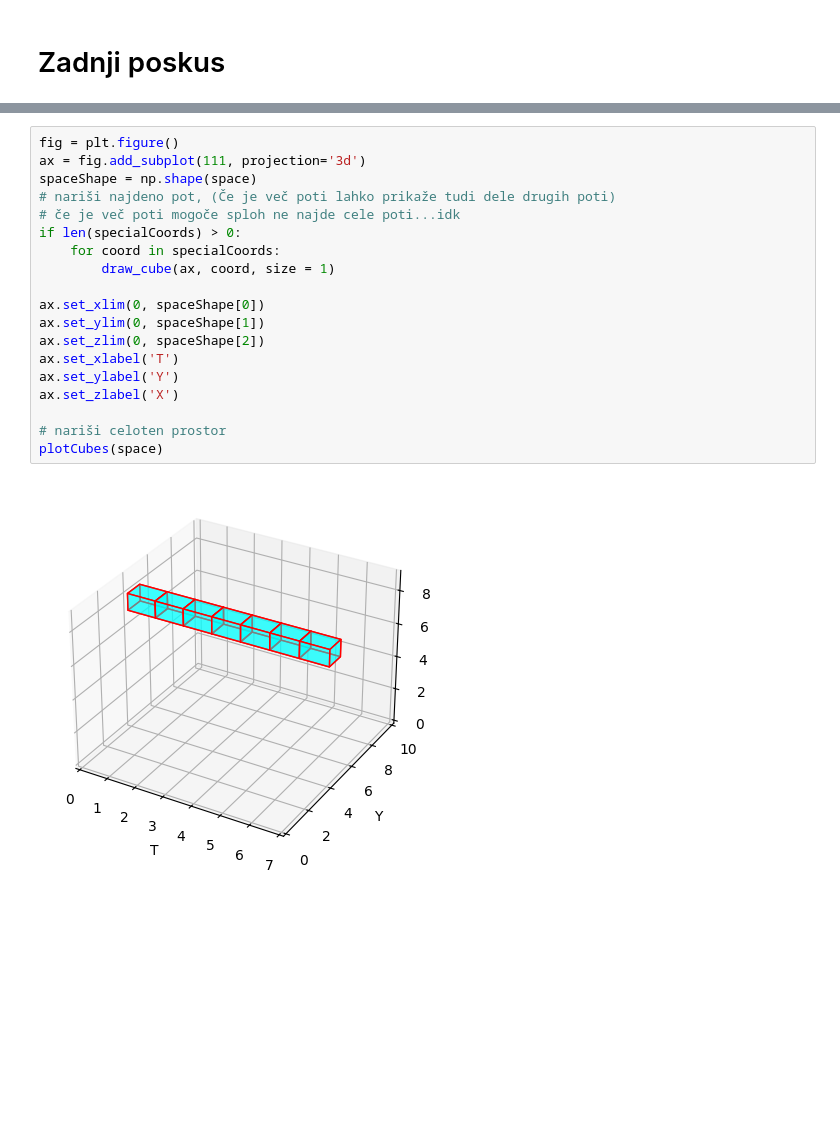
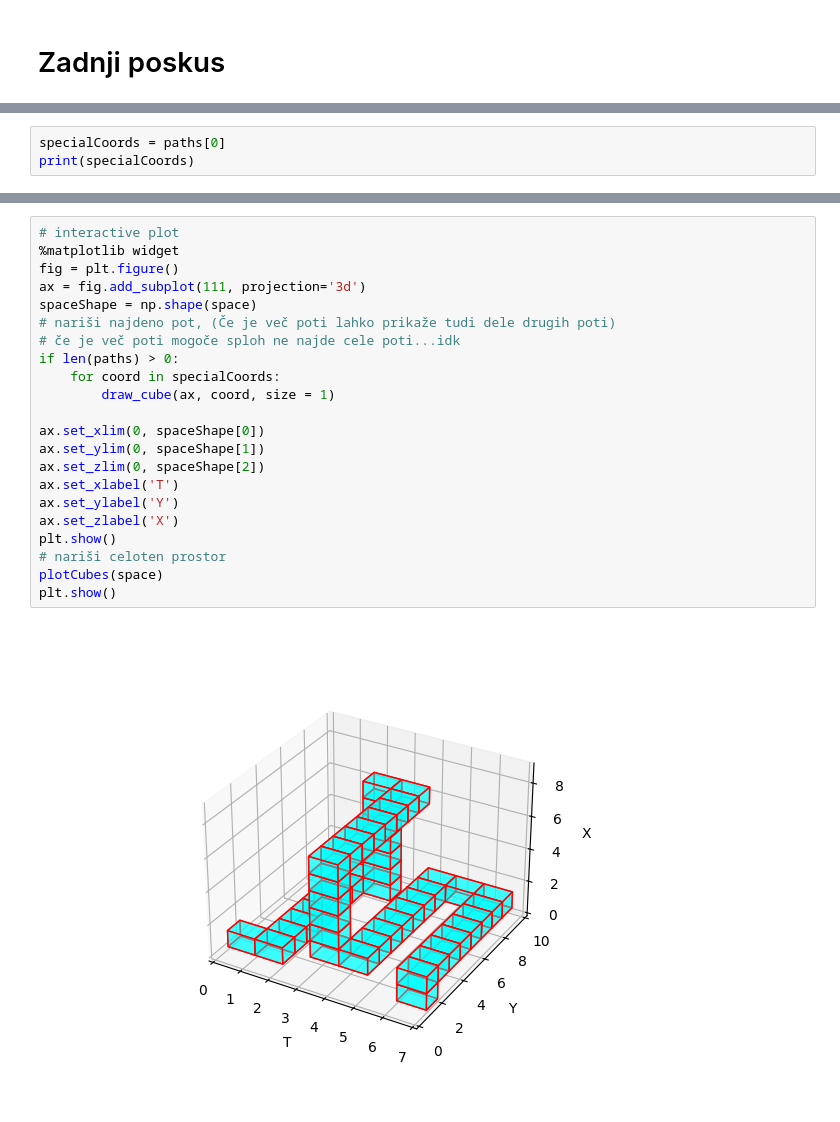
Before and after one commit to NejcHirci/TDA-evasion, a Jupyter notebook: spaceGeneration.ipynb, the cells around one changed output, grey strips where cells are left out. Saved outputs shown, nothing was run; the diff lists cells and outputs as text; blank space fills up the shorter version.

```diff
--- a/spaceGeneration.ipynb
+++ b/spaceGeneration.ipynb
@@ -760,0 +829,3 @@ time:  6
+# %%
+specialCoords = paths[0]
+print(specialCoords)
@@ -761,21 +850,24 @@ time:  6
 # %%
+# interactive plot
+%matplotlib widget
 fig = plt.figure()
 ax = fig.add_subplot(111, projection='3d')
 spaceShape = np.shape(space)
 # nariši najdeno pot, (Če je več poti lahko prikaže tudi dele drugih poti)
 # če je več poti mogoče sploh ne najde cele poti...idk
-if len(specialCoords) > 0:
+if len(paths) > 0:
     for coord in specialCoords:
         draw_cube(ax, coord, size = 1)
 
 ax.set_xlim(0, spaceShape[0])
 ax.set_ylim(0, spaceShape[1])
 ax.set_zlim(0, spaceShape[2])
 ax.set_xlabel('T')
 ax.set_ylabel('Y')
 ax.set_zlabel('X')
-
+plt.show()
 # nariši celoten prostor
 plotCubes(space)
+plt.show()
 # %% [output]
-[figure, old version]
+[figure, new version]
```
Also changed, not shown: parts of 9 cells of this notebook, 1 other file.
